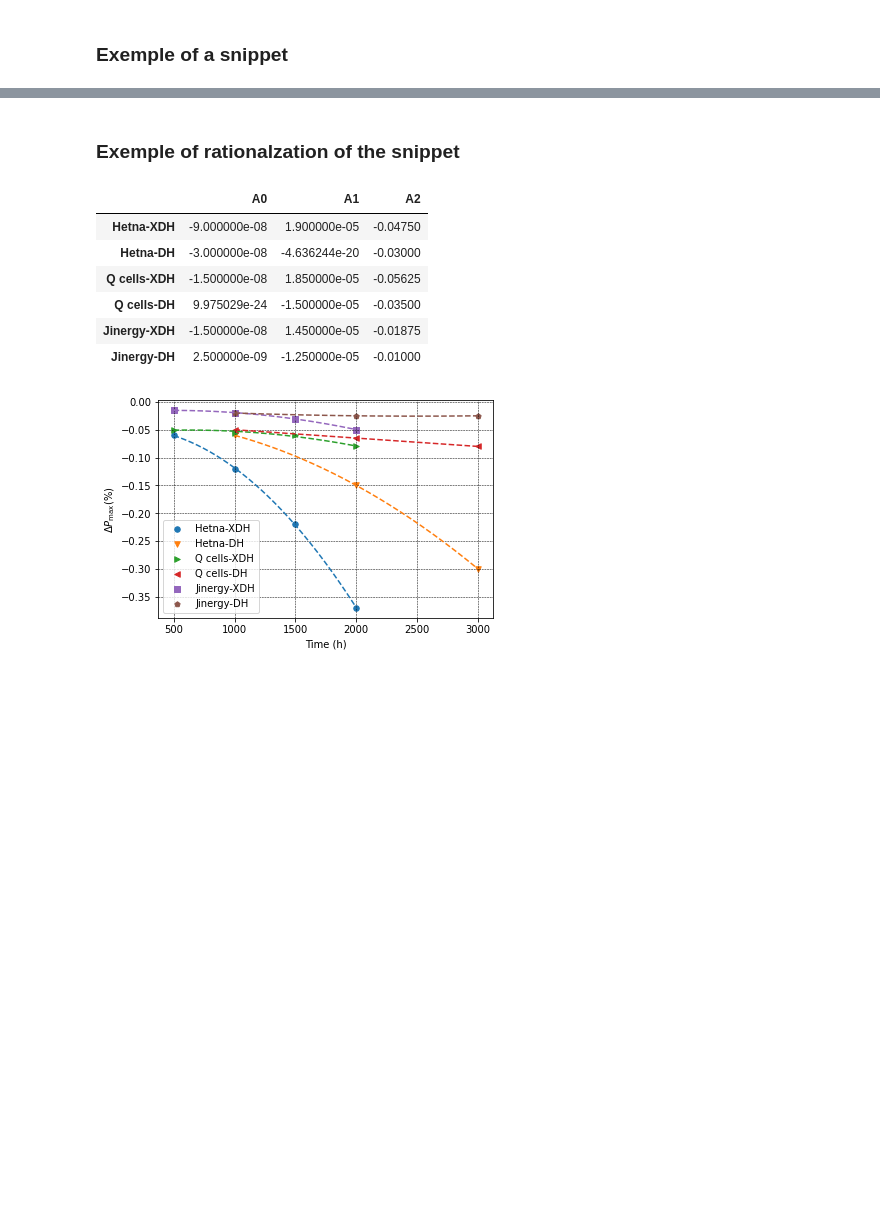
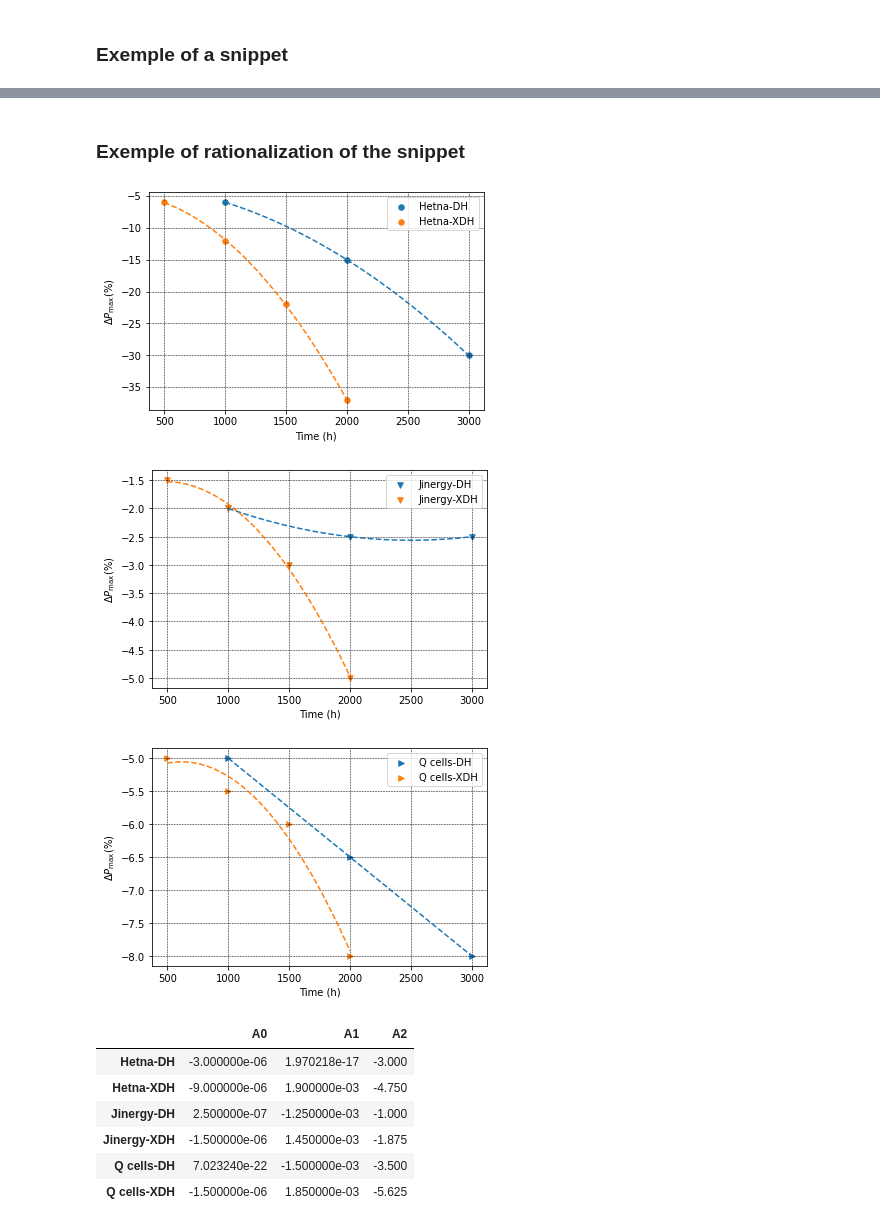
Before and after one commit to Bertin-fap/PVcharacterization, a Jupyter notebook: python courses.ipynb, the cells around one changed output, grey strips where cells are left out. Saved outputs shown, nothing was run; the diff lists cells and outputs as text; code cells hidden in the pictures; blank space fills up the shorter version.

```diff
--- a/python courses.ipynb
+++ b/python courses.ipynb
@@ -215,7 +289,8 @@ df_coeff.head(20)
 # %% [markdown]
-### Exemple of rationalzation of the snippet
+### Exemple of rationalization of the snippet
 # %%
 # Standard Library imports
+from itertools import groupby
 from pathlib import Path
 
 #3rd party import
@@ -268,6 +343,7 @@ def read_and_clean(file):
     from collections import namedtuple
 
     # 3rd party imports
+    import numpy as np
     import pandas as pd
 
     dic_values = {}
@@ -278,18 +354,18 @@ def read_and_clean(file):
                              )
 
     df = pd.read_excel(file)
-    df.rename(columns={"Unnamed: 0":"titre0",
-                       "Unnamed: 1":"titre1"},inplace=True)
+    df.rename(columns={"Unnamed: 0":"module",
+                       "Unnamed: 1":"experiment"},inplace=True)
 
-    # Takes care of the nan in titre0 column
+    # Takes care of missing values in the "module" column
     titre1_corrige = []
-    list_titre = df['titre0'].tolist()
+    list_titre = df['module'].tolist()
     for i, titre in enumerate(list_titre):
-        if i%2 == 1:
+        if isinstance(titre,float): # Convoluted check for missing value
             titre1_corrige.append(list_titre[i-1])
         else:
             titre1_corrige.append(list_titre[i])
-    df['titre0'] = titre1_corrige
+    df['module'] = titre1_corrige
 
 
     # Takes care of nan y_i data value by skipping (x_i,y_i) tuples when y_i in nan
@@ -297,13 +373,13 @@ def read_and_clean(file):
 
     for index_row in df.index:
         label = df.iloc[index_row,0]+ '-' + df.iloc[index_row,1]
-        y = df.iloc[index_row,[2,3,4,5,6,7]].tolist()
+        y = df.iloc[index_row,np.r_[2:len(df.columns)]].tolist()
         x_clean = []
         y_clean = []
         for x1, y1, test in zip(x,y,np.isnan(y)):
             if not test:
                 x_clean.append(x1)
-                y_clean.append(y1)
+                y_clean.append(y1*100)
 
         dic_values[label] = data_struct(x_clean,y_clean)
 
@@ -316,51 +392,64 @@ def fit_curve(x,y,dic_coef):
 
     Args:
        x (ndarray): list of absissa
-       x (ndarray): list of ordinate
+       y (ndarray): list of ordinate
        dic_coef (dict): dict kayed by label of the fitting coefficients (use mutability)
 
     Returns:
        (x_fit,y_fit) (tuple of ndarrays): x_fit list of the Nfit fitting absissa
                                           x_fit list of the Nfit fitting ordinate
 
     '''
 
     # 3rd party imports
     import numpy as np
 
     assert len(x)>= ORDER+1, f'Cannot fit {len(x)} with a polynomial of order {ORDER}'
     x_fit = np.linspace(min(x),max(x),Nfit)
     z = np.polyfit(x, y, ORDER)
     dic_coef[label] = z
     p = np.poly1d(z)
     y_fit = p(x_fit)
     return (x_fit,y_fit)
 
 
 dic_values = read_and_clean(file)
 
+new_list = []
+for label,values in dic_values.items():
+    module = label.split("-")[0]
+    experiment = label.split("-")[1]
+    new_list.append((module,experiment,values))
+
 dic_coef = {}
 index = 0
-for label,value in dic_values.items():
-    x_fit,y_fit = fit_curve(value.x,value.y,dic_coef)
-    plt.scatter(value.x, value.y, label=label, marker=marker[index],s=30)
-    plt.plot(x_fit,y_fit,'--')
+for module, g1 in groupby(sorted(new_list), lambda t: t[0]):
+    for dd in list(g1):
+        x,y = dd[1:][1].x,dd[1:][1].y
+        experiment = dd[1:][0]
+        label = module + '-' + experiment
+        x_fit,y_fit = fit_curve(x,y,dic_coef)
+        plt.scatter(x, y, label=label, marker=marker[index],s=30)
+        plt.plot(x_fit,y_fit,'--')
+        plt.grid(color='k', linestyle='--', linewidth=0.5)
+        plt.xlabel('Time (h)')
+        plt.ylabel('$\Delta {P_{\max }}(\% )$')
+        plt.legend()
     index += 1
+    plt.show()
 
-plt.grid(color='k', linestyle='--', linewidth=0.5)
-plt.xlabel('Time (h)')
-plt.ylabel('$\Delta {P_{\max }}(\% )$')
-plt.legend()
 
 df_coeff = pd.DataFrame(dic_coef).T
 df_coeff.rename(columns={i:'A'+str(i) for i in range(len(df_coeff.columns))},inplace=True)
 df_coeff.head(20)
 # %% [output]
+[figure, new version]
+[figure, added]
+[figure, added]
 |  | A0 | A1 | A2 |
-| Hetna-XDH | -9.000000e-08 | 1.900000e-05 | -0.04750 |
-| Hetna-DH | -3.000000e-08 | -4.636244e-20 | -0.03000 |
-| Q cells-XDH | -1.500000e-08 | 1.850000e-05 | -0.05625 |
-| Q cells-DH | 9.975029e-24 | -1.500000e-05 | -0.03500 |
-| Jinergy-XDH | -1.500000e-08 | 1.450000e-05 | -0.01875 |
-| Jinergy-DH | 2.500000e-09 | -1.250000e-05 | -0.01000 |
+| Hetna-DH | -3.000000e-06 | 1.970218e-17 | -3.000 |
+| Hetna-XDH | -9.000000e-06 | 1.900000e-03 | -4.750 |
+| Jinergy-DH | 2.500000e-07 | -1.250000e-03 | -1.000 |
+| Jinergy-XDH | -1.500000e-06 | 1.450000e-03 | -1.875 |
+| Q cells-DH | 7.023240e-22 | -1.500000e-03 | -3.500 |
+| Q cells-XDH | -1.500000e-06 | 1.850000e-03 | -5.625 |
-[figure, old version]
```
Also changed, not shown: parts of 10 cells of this notebook, 2 other files.
